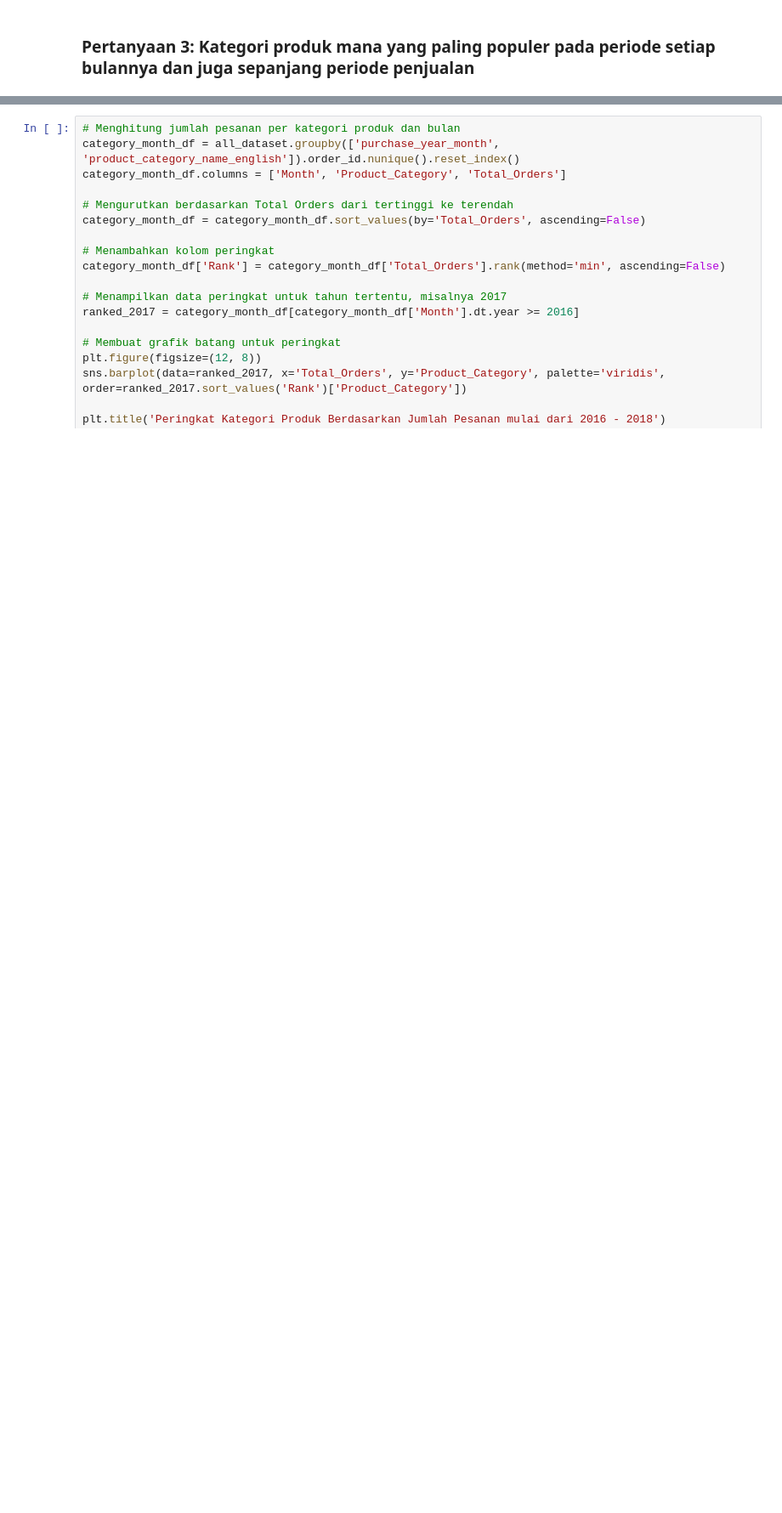
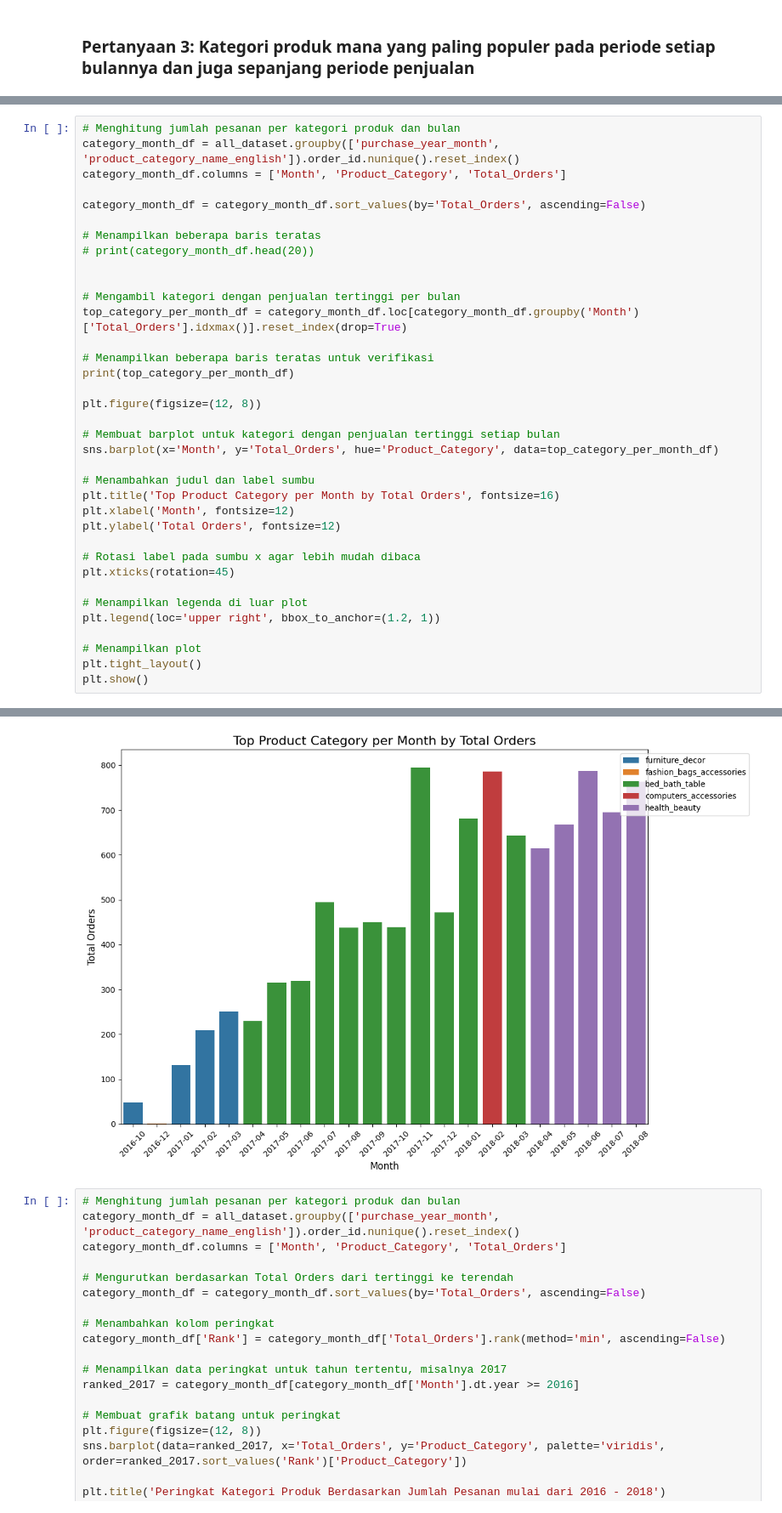
Before and after one commit to alvienandrianto/e_commerce_analysis, a Jupyter notebook: notebook.ipynb, the cells around one changed output, grey strips where cells are left out. Shown at 85% size. Saved outputs shown, nothing was run; the diff lists cells and outputs as text; blank space fills up the shorter version.

```diff
--- a/notebook.ipynb
+++ b/notebook.ipynb
@@ -1079,0 +1055,37 @@ print(category_month_df.head(20))
+# %%
+# Menghitung jumlah pesanan per kategori produk dan bulan
+category_month_df = all_dataset.groupby(['purchase_year_month', 'product_category_name_english']).order_id.nunique().reset_index()
+category_month_df.columns = ['Month', 'Product_Category', 'Total_Orders']
+
+category_month_df = category_month_df.sort_values(by='Total_Orders', ascending=False)
+
+# Menampilkan beberapa baris teratas
+# print(category_month_df.head(20))
+
+
+# Mengambil kategori dengan penjualan tertinggi per bulan
+top_category_per_month_df = category_month_df.loc[category_month_df.groupby('Month')['Total_Orders'].idxmax()].reset_index(drop=True)
+
+# Menampilkan beberapa baris teratas untuk verifikasi
+print(top_category_per_month_df)
+
+plt.figure(figsize=(12, 8))
+
+# Membuat barplot untuk kategori dengan penjualan tertinggi setiap bulan
+sns.barplot(x='Month', y='Total_Orders', hue='Product_Category', data=top_category_per_month_df)
+
+# Menambahkan judul dan label sumbu
+plt.title('Top Product Category per Month by Total Orders', fontsize=16)
+plt.xlabel('Month', fontsize=12)
+plt.ylabel('Total Orders', fontsize=12)
+
+# Rotasi label pada sumbu x agar lebih mudah dibaca
+plt.xticks(rotation=45)
+
+# Menampilkan legenda di luar plot
+plt.legend(loc='upper right', bbox_to_anchor=(1.2, 1))
+
+# Menampilkan plot
+plt.tight_layout()
+plt.show()
+# %% [output]
@@ -1080,3 +1109,4 @@ print(category_month_df.head(20))
+[figure, added]
 # %%
 # Menghitung jumlah pesanan per kategori produk dan bulan
 category_month_df = all_dataset.groupby(['purchase_year_month', 'product_category_name_english']).order_id.nunique().reset_index()
```
Also changed, not shown: parts of 7 cells of this notebook.
